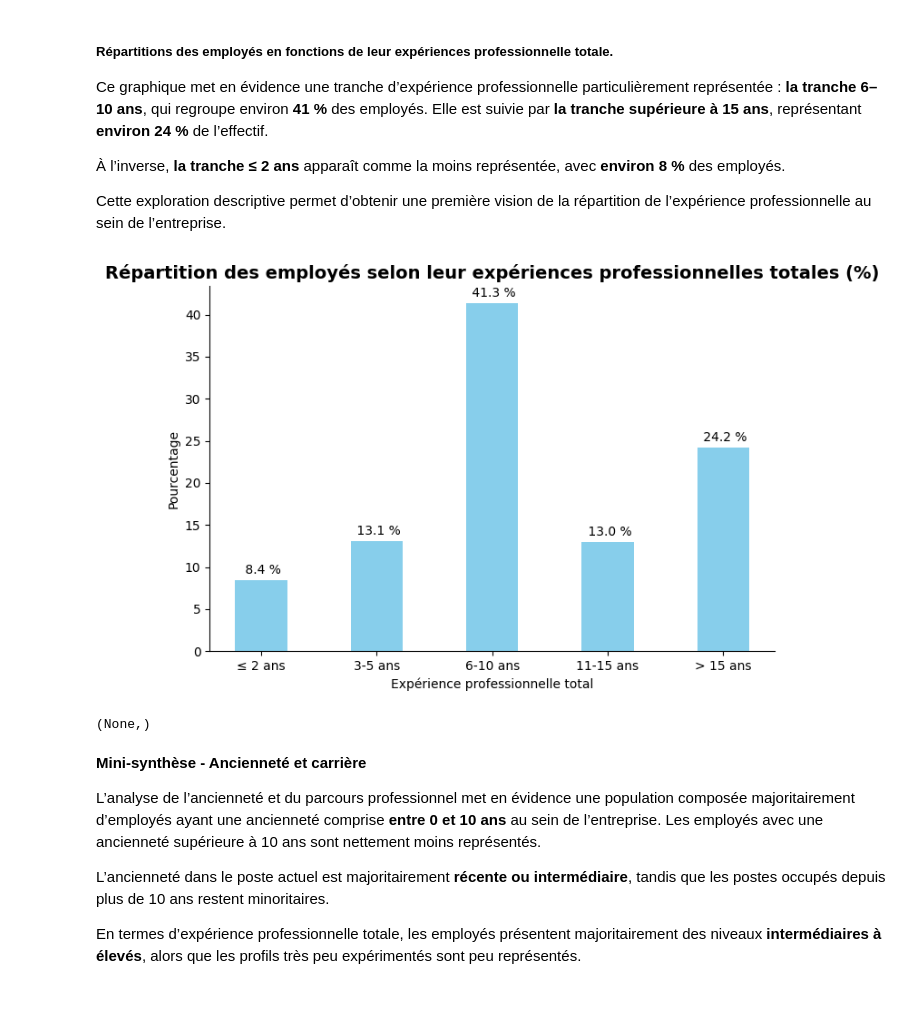
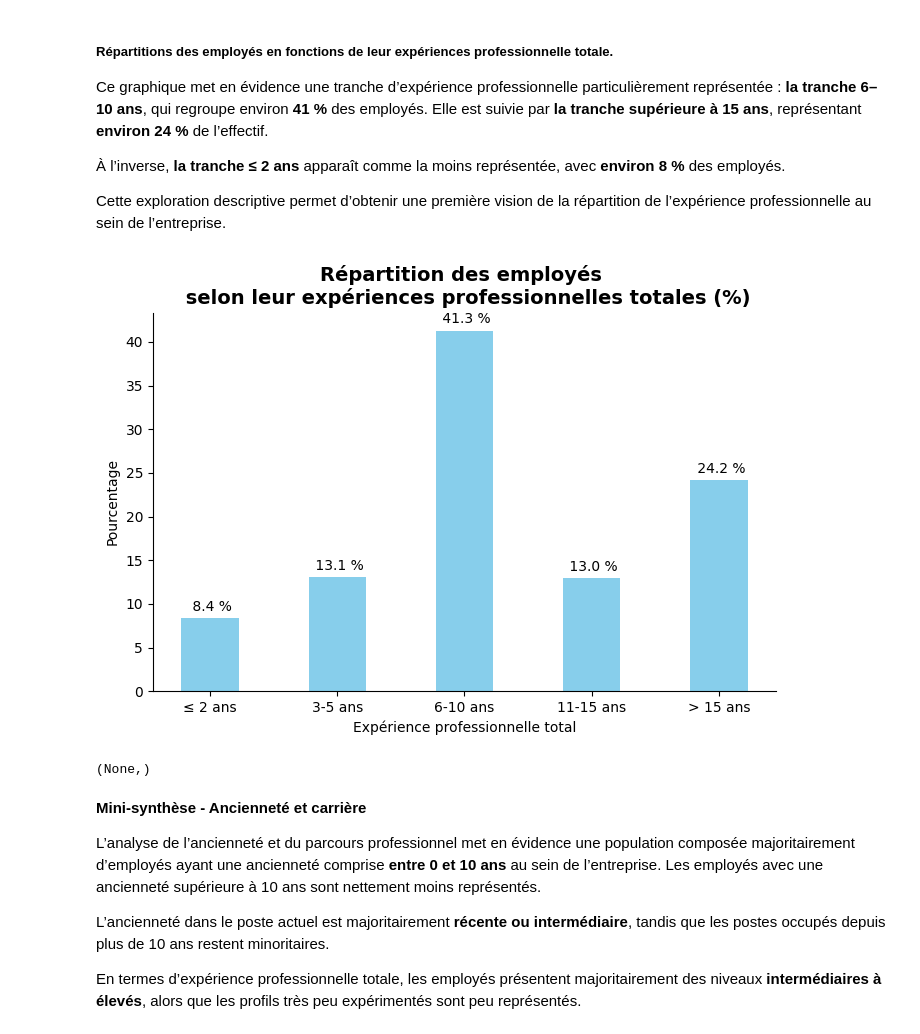
Before and after one commit to Kemuri15/employee-attrition-analysis, a Jupyter notebook: notebooks/04_axes_condition_travail.ipynb, the cells around one changed output. Cells and saved outputs as stored; diff of their text form; code cells hidden in the pictures; blank space fills up the shorter version.

```diff
--- a/notebooks/04_axes_condition_travail.ipynb
+++ b/notebooks/04_axes_condition_travail.ipynb
@@ -799,32 +799,32 @@ Cette exploration descriptive permet d’obtenir une première vision de la rép
 # %%
 TotalWorkingYear_count = TotalWorkingYear_count.sort_values("Tranche_ExperiencePro", ascending=True)
 
 fig, ax = plt.subplots(figsize=(7,5))
 
 ax.spines["top"].set_visible(False)
 ax.spines["right"].set_visible(False)
 
 # Données
 x = np.arange(len(TotalWorkingYear_count.index))
 y = TotalWorkingYear_count.Pourcentage
 
 # Barplot
 bars = ax.bar(x, y, width=0.45, color="skyblue")
 
 # Pourcentage affiché
 ax.bar_label(bars, labels=[f"{v : .1F} %" for v in y], padding=3)
 
 # Axes et labels
 ax.set_xticks(x)
 ax.set_xticklabels(TotalWorkingYear_count.Tranche_ExperiencePro)
 
 ax.set_xlabel("Expérience professionnelle total")
 ax.set_ylabel("Pourcentage")
-ax.set_title("Répartition des employés selon leur expériences professionnelles totales (%)", fontsize=14, fontweight="bold")
+ax.set_title("Répartition des employés \n selon leur expériences professionnelles totales (%)", fontsize=14, fontweight="bold")
 fig.tight_layout()
 plt.show(),
 # %% [output]
-[figure, old version]
+[figure, new version]
 (None,)
 # %% [markdown]
 **Mini-synthèse - Ancienneté et carrière**
```
Also changed, not shown: parts of 57 cells of this notebook, 1 other file.
